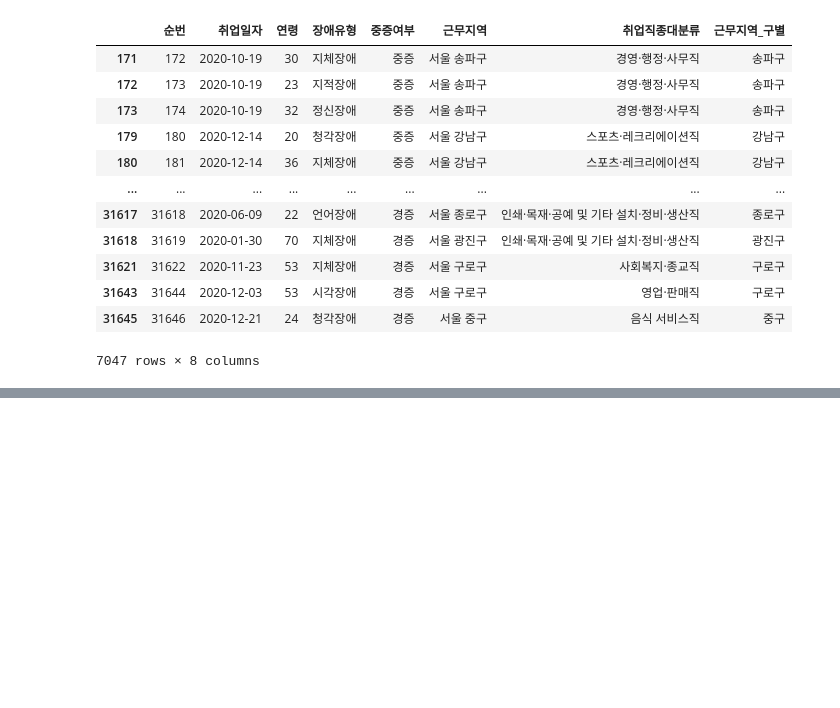
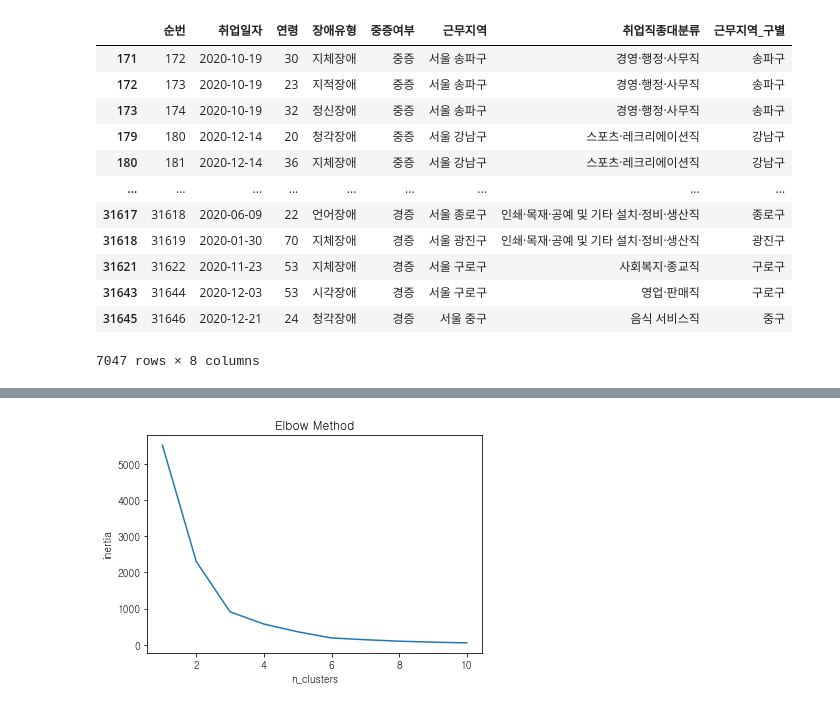
Before and after one commit to Toddbear20/Taxi_project, a Jupyter notebook: welfare.ipynb, the cells around one changed output, grey strips where cells are left out. Cells and saved outputs as stored; diff of their text form; code cells hidden in the pictures; blank space fills up the shorter version.

```diff
--- a/welfare.ipynb
+++ b/welfare.ipynb
@@ -815,0 +896,3 @@ Index(['종로구', '중구'], dtype='object', name='동별')
+# %%
+df_work = df_work.drop(columns=['장애아동수급비율'])
+df_work
@@ -815,0 +939,4 @@ Index(['종로구', '중구'], dtype='object', name='동별')
+# %%
+df_child = pd.read_csv('child_handicapped_final.csv', index_col='통계시군구명')
+df_work['장애아동수급비율'] = df_child['장애아동수급비율']
+df_work
@@ -815,0 +983,16 @@ Index(['종로구', '중구'], dtype='object', name='동별')
+# %%
+inertia_list = []
+for i in range(1, 11):
+    kmeans = KMeans(n_clusters=i, init='k-means++', random_state=0)
+    kmeans.fit(df_work)
+    inertia_list.append(kmeans.inertia_)
+
+plt.plot(range(1, 11), inertia_list)
+plt.title('Elbow Method')
+plt.xlabel('n_clusters')
+plt.ylabel('inertia')
+plt.show()
+# 클러스터가 6인 부분에서 기울기가 완만해짐
+# 6개의 클러스터가 적절해보임
+# %% [output]
+[figure, added]
```
Also changed, not shown: parts of 23 cells of this notebook, 1 other file.
